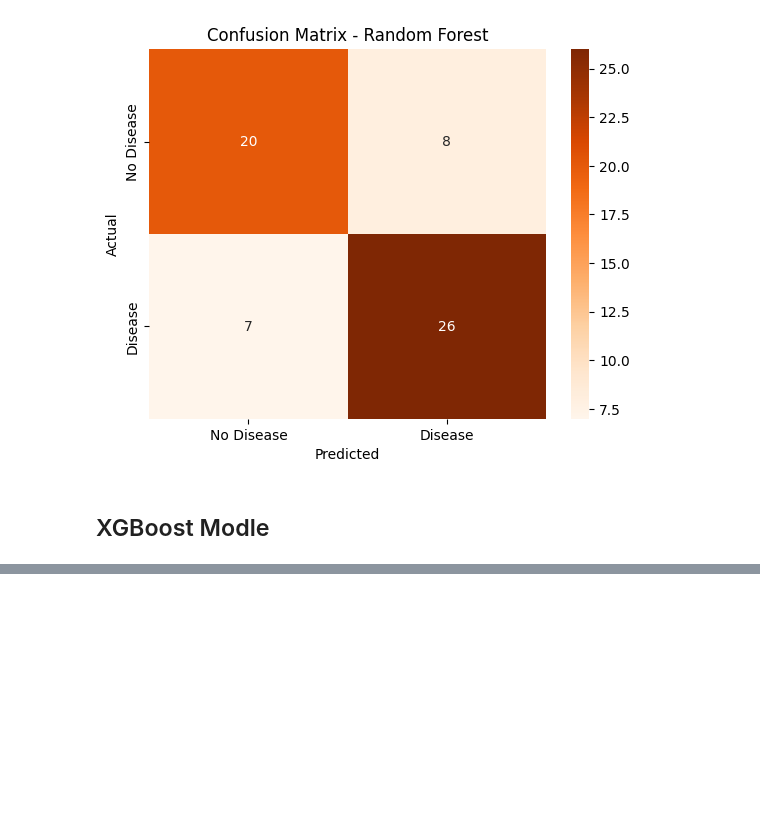
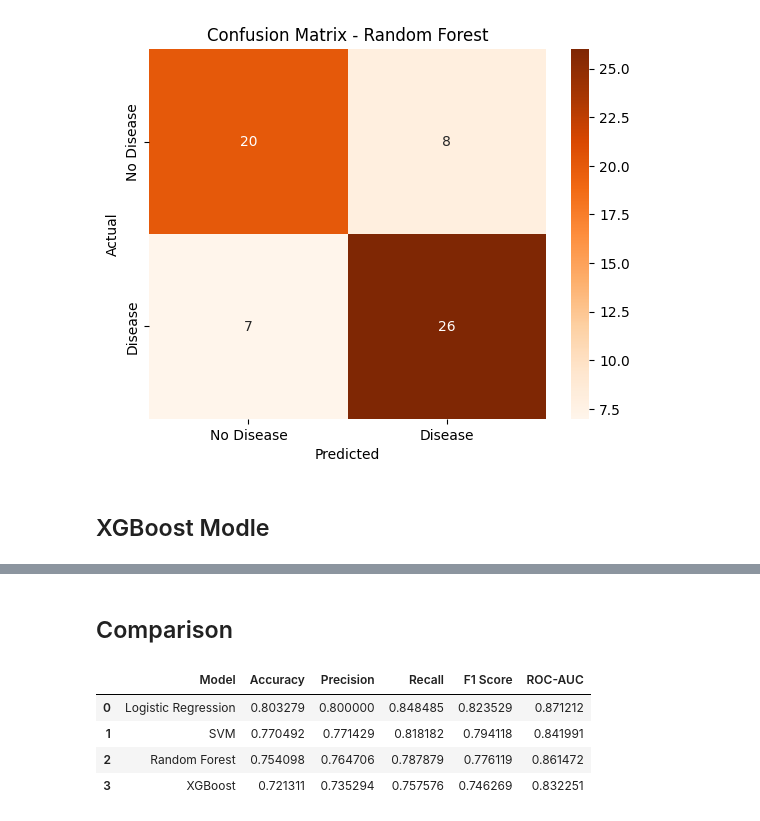
Before and after one commit to seif3amer/Code-Alpha-Tasks, a Jupyter notebook: CodeAlpha_Disease Prediction from Medical Data/task2.ipynb, the cells around one changed output, grey strips where cells are left out. Saved outputs shown, nothing was run; the diff lists cells and outputs as text; code cells hidden in the pictures; blank space fills up the shorter version.

```diff
--- a/CodeAlpha_Disease Prediction from Medical Data/task2.ipynb
+++ b/CodeAlpha_Disease Prediction from Medical Data/task2.ipynb
@@ -347,0 +372,12 @@ results.append({
+# %%
+accuracy = accuracy_score(y_test, y_pred)
+precision = precision_score(y_test, y_pred)
+recall = recall_score(y_test, y_pred)
+f1 = f1_score(y_test, y_pred)
+roc = roc_auc_score(y_test, y_prob)
+
+print("Accuracy :", accuracy)
+print("Precision:", precision)
+print("Recall   :", recall)
+print("F1 Score :", f1)
+print("ROC-AUC  :", roc)
@@ -347,0 +420,21 @@ results.append({
+# %%
+results.append({
+    "Model": "XGBoost",
+    "Accuracy": accuracy,
+    "Precision": precision,
+    "Recall": recall,
+    "F1 Score": f1,
+    "ROC-AUC": roc
+})
+# %% [markdown]
+## Comparison
+# %%
+results_df = pd.DataFrame(results)
+
+results_df
+# %% [output]
+|  | Model | Accuracy | Precision | Recall | F1 Score | ROC-AUC |
+| 0 | Logistic Regression | 0.803279 | 0.800000 | 0.848485 | 0.823529 | 0.871212 |
+| 1 | SVM | 0.770492 | 0.771429 | 0.818182 | 0.794118 | 0.841991 |
+| 2 | Random Forest | 0.754098 | 0.764706 | 0.787879 | 0.776119 | 0.861472 |
+| 3 | XGBoost | 0.721311 | 0.735294 | 0.757576 | 0.746269 | 0.832251 |
```
Also changed, not shown: parts of 8 cells of this notebook.
